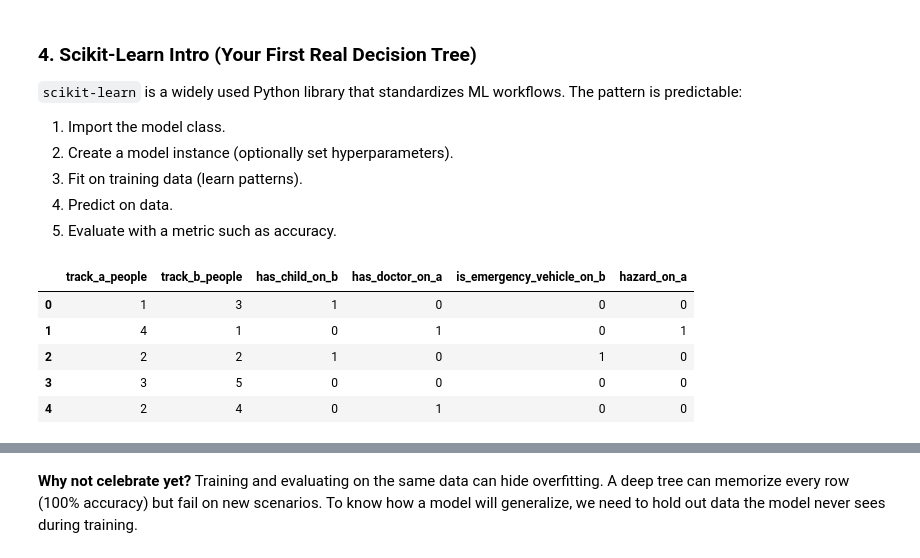
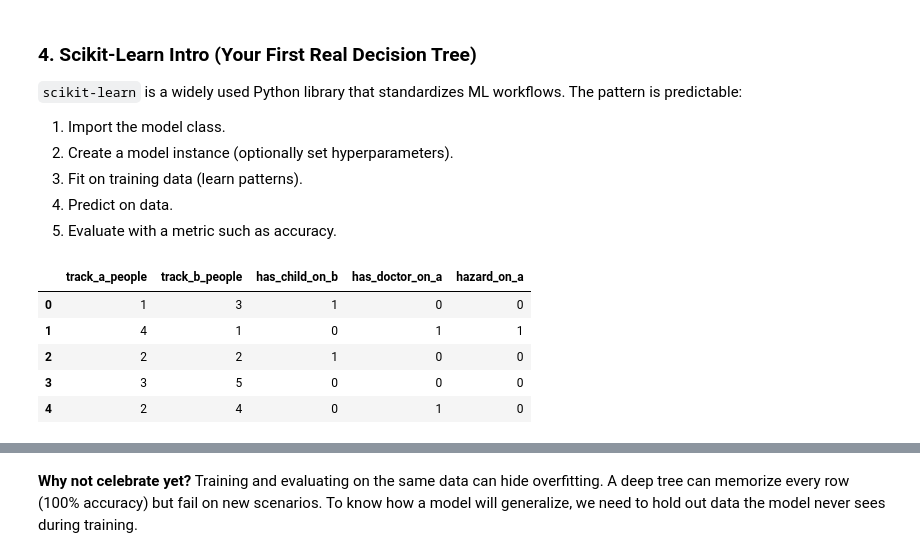
Before and after one commit to uf-bme/BME6938-Spring-2026, a Jupyter notebook: lessons/04-supervised-ml/04-supervised-ML.ipynb, the cells around one changed output, grey strips where cells are left out. Drawn from its saved outputs; the diff is of its cells as text; code cells hidden in the pictures.

```diff
--- a/lessons/04-supervised-ml/04-supervised-ML.ipynb
+++ b/lessons/04-supervised-ml/04-supervised-ML.ipynb
@@ -348,22 +339,21 @@ from sklearn.metrics import accuracy_score
 # %%
 feature_cols = [
     "track_a_people",
     "track_b_people",
     "has_child_on_b",
     "has_doctor_on_a",
-    "is_emergency_vehicle_on_b",
     "hazard_on_a"
 ]
 X = df[feature_cols]
 y = df["choice"]
 X.head()
 # %% [output]
-|  | track_a_people | track_b_people | has_child_on_b | has_doctor_on_a | is_emergency_vehicle_on_b | hazard_on_a |
-| 0 | 1 | 3 | 1 | 0 | 0 | 0 |
-| 1 | 4 | 1 | 0 | 1 | 0 | 1 |
-| 2 | 2 | 2 | 1 | 0 | 1 | 0 |
-| 3 | 3 | 5 | 0 | 0 | 0 | 0 |
-| 4 | 2 | 4 | 0 | 1 | 0 | 0 |
+|  | track_a_people | track_b_people | has_child_on_b | has_doctor_on_a | hazard_on_a |
+| 0 | 1 | 3 | 1 | 0 | 0 |
+| 1 | 4 | 1 | 0 | 1 | 1 |
+| 2 | 2 | 2 | 1 | 0 | 0 |
+| 3 | 3 | 5 | 0 | 0 | 0 |
+| 4 | 2 | 4 | 0 | 1 | 0 |
 # %%
 demo_tree = DecisionTreeClassifier(random_state=0, max_depth=3)
 demo_tree.fit(X, y)
```
Also changed, not shown: parts of 7 cells of this notebook.
